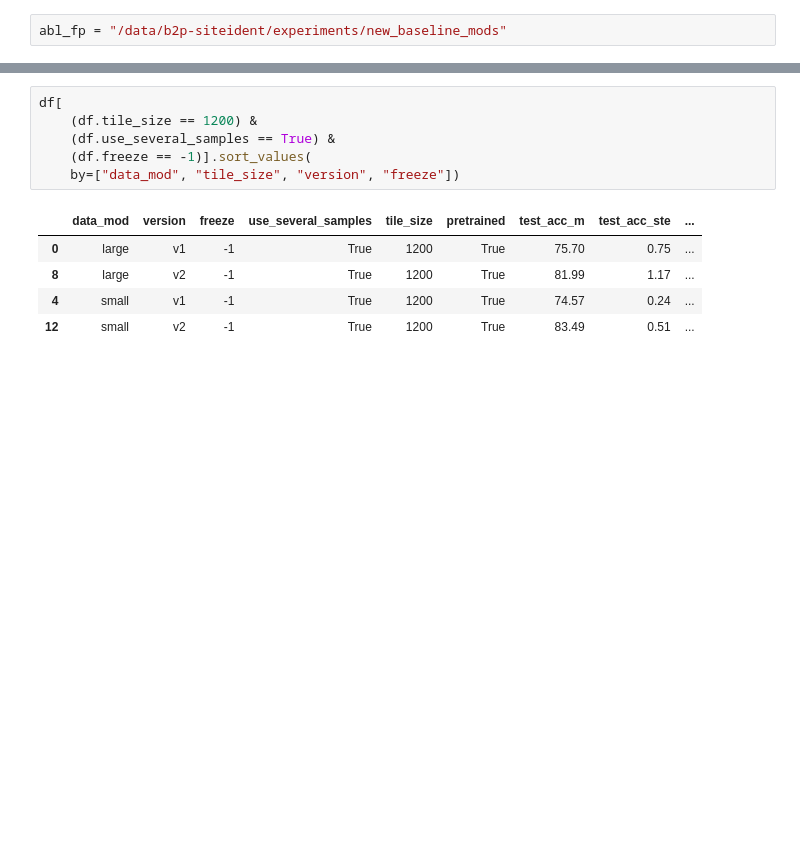
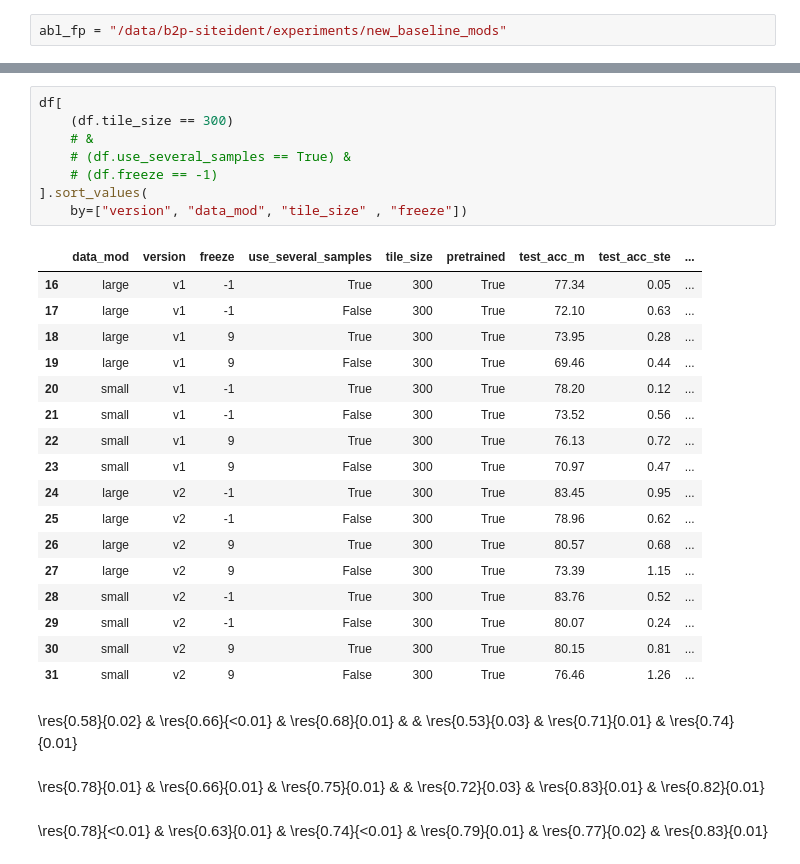
Before and after one commit to narthnil/b2p-siteident, a Jupyter notebook: notebooks/analyse baseline mods.ipynb, the cells around one changed output, grey strips where cells are left out. Cells and saved outputs as stored; diff of their text form; blank space fills up the shorter version.

```diff
--- a/notebooks/analyse baseline mods.ipynb
+++ b/notebooks/analyse baseline mods.ipynb
@@ -85,13 +85,33 @@ for m in metrics:
 df = pd.DataFrame(entries, columns=header + metrics_header)
 # %%
 df[
-    (df.tile_size == 1200) &
-    (df.use_several_samples == True) &
-    (df.freeze == -1)].sort_values(
-    by=["data_mod", "tile_size", "version", "freeze"])
+    (df.tile_size == 300)
+    # &
+    # (df.use_several_samples == True) &
+    # (df.freeze == -1)
+].sort_values(
+    by=["version", "data_mod", "tile_size" , "freeze"])
 # %% [output]
 |  | data_mod | version | freeze | use_several_samples | tile_size | pretrained | test_acc_m | test_acc_ste | ... |
-| 0 | large | v1 | -1 | True | 1200 | True | 75.70 | 0.75 | ... |
-| 8 | large | v2 | -1 | True | 1200 | True | 81.99 | 1.17 | ... |
-| 4 | small | v1 | -1 | True | 1200 | True | 74.57 | 0.24 | ... |
-| 12 | small | v2 | -1 | True | 1200 | True | 83.49 | 0.51 | ... |
+| 16 | large | v1 | -1 | True | 300 | True | 77.34 | 0.05 | ... |
+| 17 | large | v1 | -1 | False | 300 | True | 72.10 | 0.63 | ... |
+| 18 | large | v1 | 9 | True | 300 | True | 73.95 | 0.28 | ... |
+| 19 | large | v1 | 9 | False | 300 | True | 69.46 | 0.44 | ... |
+| 20 | small | v1 | -1 | True | 300 | True | 78.20 | 0.12 | ... |
+| 21 | small | v1 | -1 | False | 300 | True | 73.52 | 0.56 | ... |
+| 22 | small | v1 | 9 | True | 300 | True | 76.13 | 0.72 | ... |
+| 23 | small | v1 | 9 | False | 300 | True | 70.97 | 0.47 | ... |
+| 24 | large | v2 | -1 | True | 300 | True | 83.45 | 0.95 | ... |
+| 25 | large | v2 | -1 | False | 300 | True | 78.96 | 0.62 | ... |
+| 26 | large | v2 | 9 | True | 300 | True | 80.57 | 0.68 | ... |
+| 27 | large | v2 | 9 | False | 300 | True | 73.39 | 1.15 | ... |
+| 28 | small | v2 | -1 | True | 300 | True | 83.76 | 0.52 | ... |
+| 29 | small | v2 | -1 | False | 300 | True | 80.07 | 0.24 | ... |
+| 30 | small | v2 | 9 | True | 300 | True | 80.15 | 0.81 | ... |
+| 31 | small | v2 | 9 | False | 300 | True | 76.46 | 1.26 | ... |
+# %% [markdown]
+\res{0.58}{0.02} & \res{0.66}{<0.01} & \res{0.68}{0.01} & & \res{0.53}{0.03} & \res{0.71}{0.01} & \res{0.74}{0.01}
+# %% [markdown]
+\res{0.78}{0.01} & \res{0.66}{0.01} & \res{0.75}{0.01} & & \res{0.72}{0.03} & \res{0.83}{0.01} & \res{0.82}{0.01}
+# %% [markdown]
+\res{0.78}{<0.01} & \res{0.63}{0.01} & \res{0.74}{<0.01} & \res{0.79}{0.01} & \res{0.77}{0.02} & \res{0.83}{0.01}
```
Also changed, not shown: parts of 1 cell of this notebook, 7 other files.
